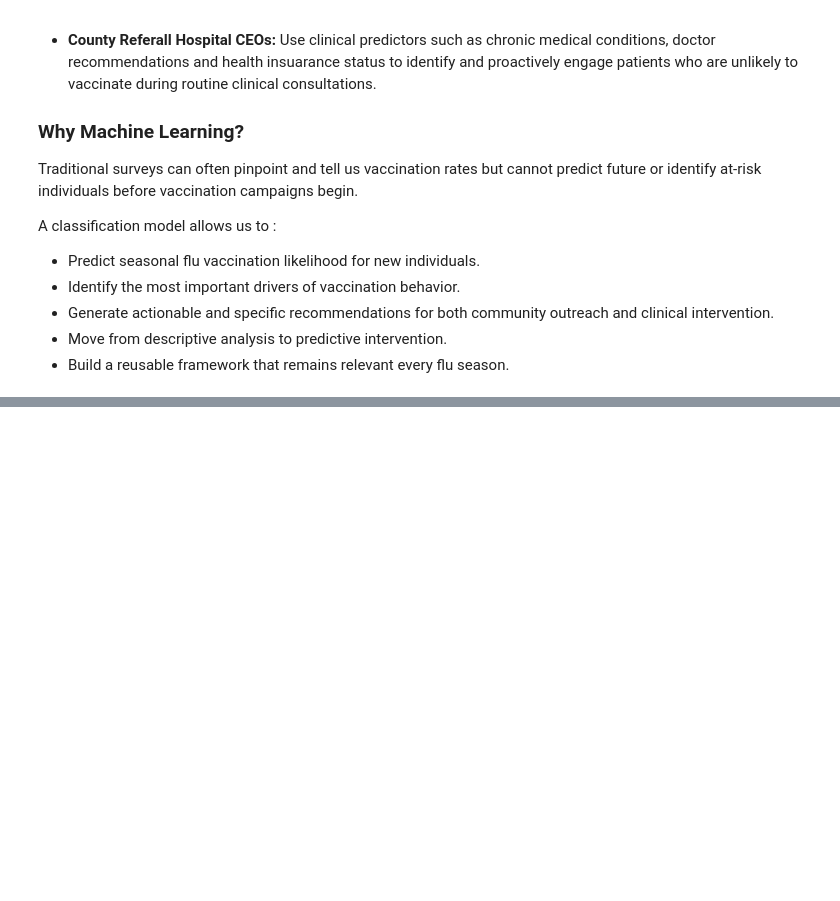
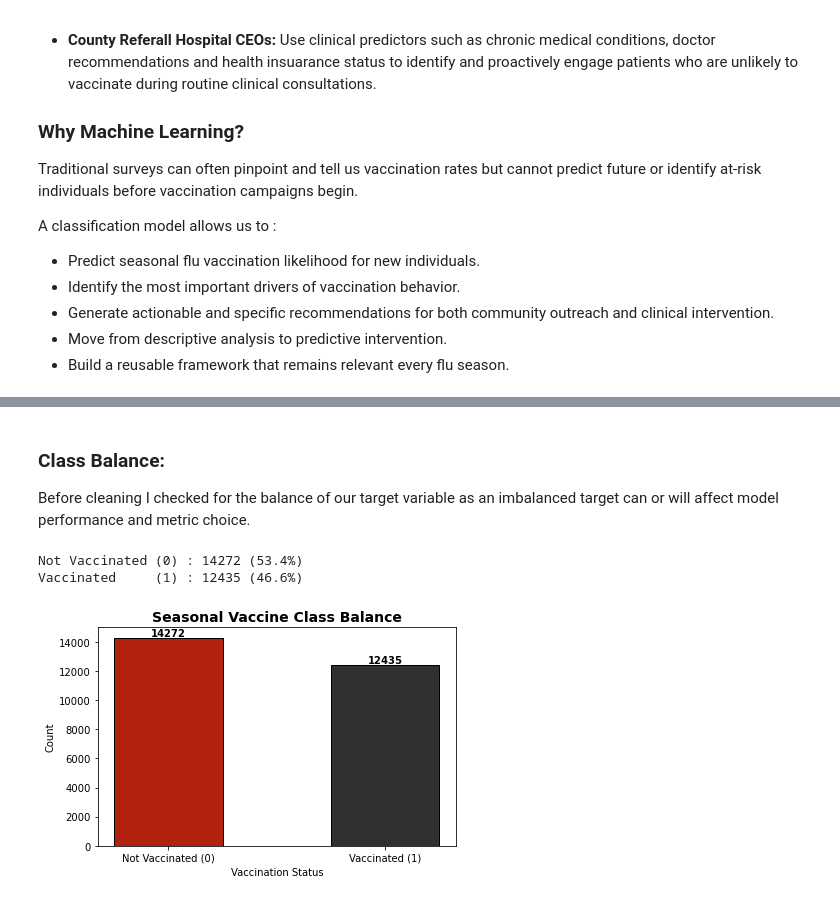
Before and after one commit to Naomiteroh/Project-3, a Jupyter notebook: Notebooks/Data_cleaning.ipynb, the cells around one changed output, grey strips where cells are left out. Saved outputs shown, nothing was run; the diff lists cells and outputs as text; code cells hidden in the pictures; blank space fills up the shorter version.

```diff
--- a/Notebooks/Data_cleaning.ipynb
+++ b/Notebooks/Data_cleaning.ipynb
@@ -126,0 +195,19 @@ A classification model allows us to :
+# %%
+#MERGE THE TRAINING FEATURES AND LABELS.
+# Merge features and labels on respondent_id ensuring each respondent's features align with their vaccination status
+if "seasonal_vaccine" not in features_df.columns:
+    df = features_df.merge(labels_df, on="respondent_id")
+    print("\n Features and labels merged successfully")
+else:
+    df = features_df.copy()
+    print("\n Already merged - skipping")
+
+# Set respondent_id as index to prevent it from being treated
+# as a feature during modeling
+if df.index.name != "respondent_id": #came across an error when rerunning the code and added this as it checks whether respondent_id is already the index before trying to set it again.
+    df = df.set_index("respondent_id")
+    print(" respondent_id set as index successfully")
+else:
+    print(" respondent_id already set as index - skipping")
+
+df.head(5)
@@ -126,0 +297,37 @@ A classification model allows us to :
+# %% [markdown]
+### **Class Balance:**
+
+Before cleaning I checked for the balance of our target variable as an imbalanced target can or will affect model performance and metric choice.
+# %%
+#I checked the  class balance early to determine if resampling techniques will be needed during modeling
+# Count and proportion of each class
+class_counts = df["seasonal_vaccine"].value_counts()
+class_proportions = df["seasonal_vaccine"].value_counts(normalize=True)
+
+print(f"Not Vaccinated (0) : {class_counts[0]} ({class_proportions[0]:.1%})")
+print(f"Vaccinated     (1) : {class_counts[1]} ({class_proportions[1]:.1%})")
+
+# Visualize class balance
+fig, ax = plt.subplots(figsize=(6, 4))
+ax.bar(
+    ["Not Vaccinated (0)", "Vaccinated (1)"],
+    class_counts,
+    color=["#B32111", "#2F302F"],
+    edgecolor="black",
+    width=0.5
+)
+ax.set_title("Seasonal Vaccine Class Balance", fontsize=14, fontweight="bold")
+ax.set_ylabel("Count")
+ax.set_xlabel("Vaccination Status")
+
+# Add count labels on top of bars for better visualization i.e. to show the exact count of each class
+for i, count in enumerate(class_counts):
+    ax.text(i, count + 100, str(count), ha="center", fontweight="bold")
+
+plt.tight_layout()
+plt.savefig("../Images/class_balance.png", dpi=150, bbox_inches="tight")
+plt.show()
+# %% [output]
+Not Vaccinated (0) : 14272 (53.4%)
+Vaccinated     (1) : 12435 (46.6%)
+[figure, added]
```
Also changed, not shown: parts of 25 cells of this notebook, 3 other files.
